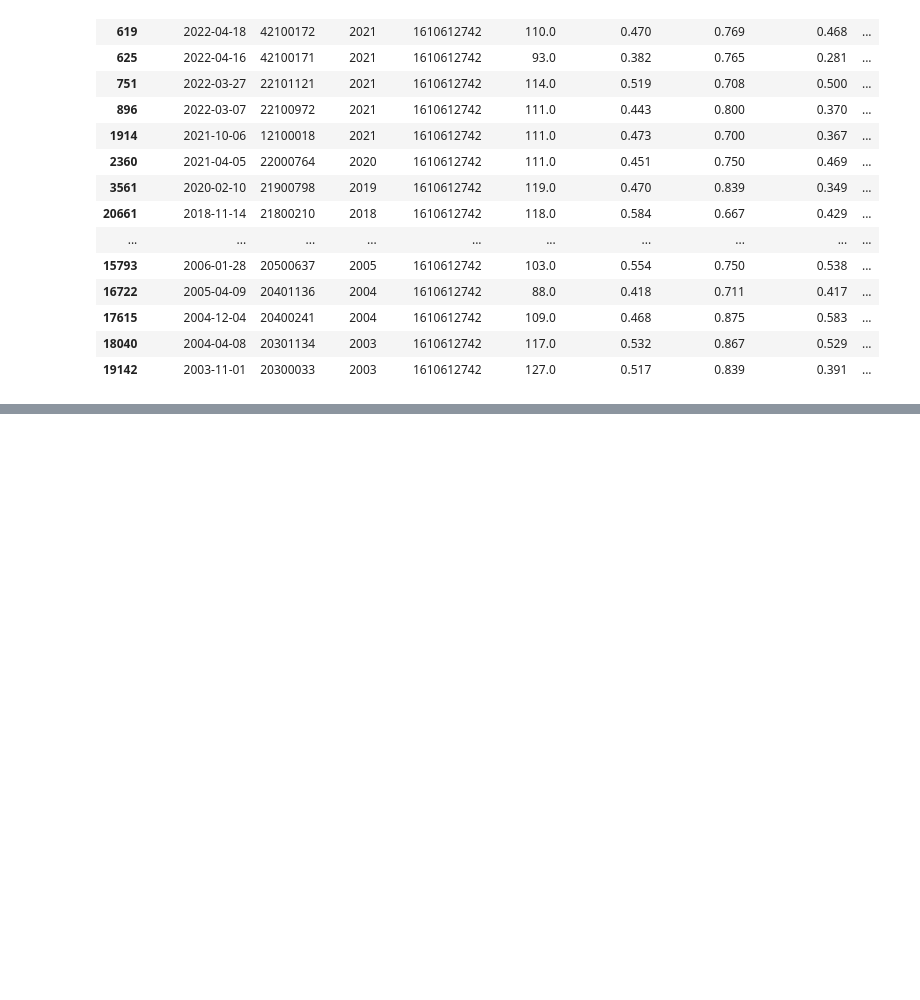
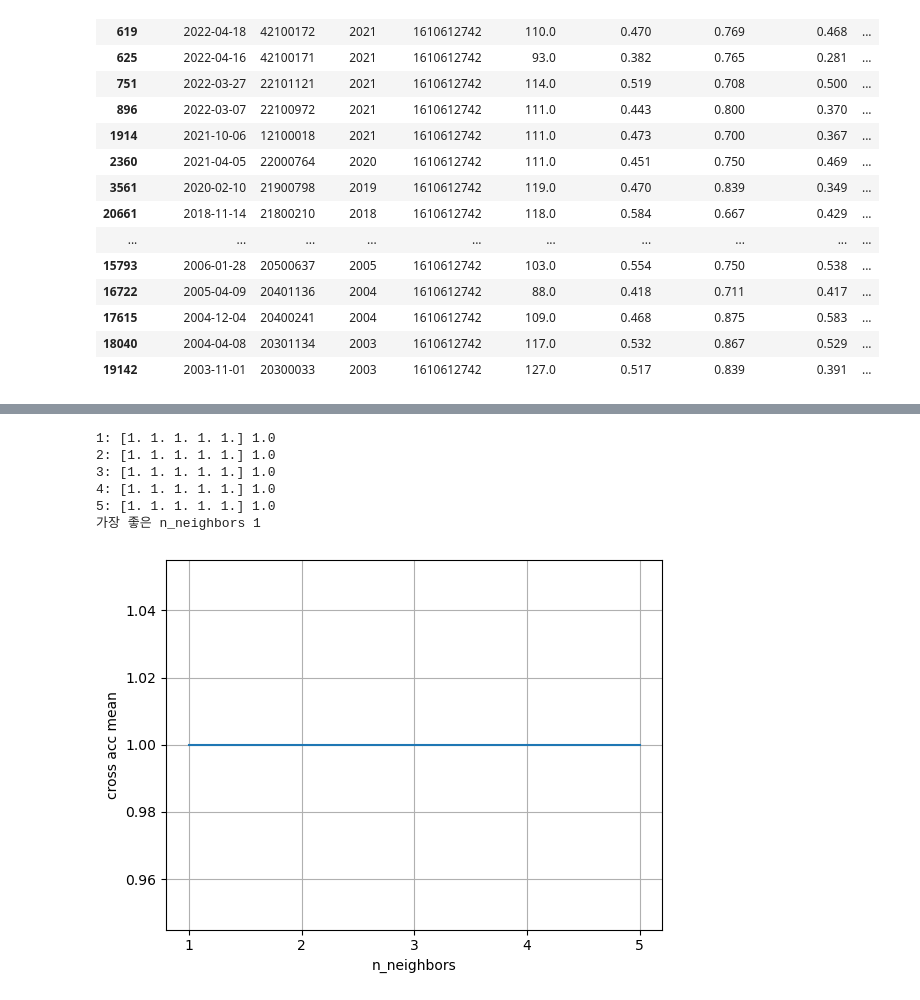
Before and after one commit to 2024-AISCHOOL-IOT/Doourbest, a Jupyter notebook: contrast/10경기 결과 예측.ipynb, the cells around one changed output, grey strips where cells are left out. Drawn from its saved outputs; the diff is of its cells as text; code cells hidden in the pictures; blank space fills up the shorter version.

```diff
--- a/contrast/10경기 결과 예측.ipynb
+++ b/contrast/10경기 결과 예측.ipynb
@@ -136,0 +176,8 @@ df
+# %%
+K_lst = []
+for k in range(1,10):
+    knn_model = KNeighborsClassifier(n_neighbors=k)
+    knn_result = cross_val_score(knn_model, X_train, y_train, cv=5)
+    print(f'{k}:', knn_result, knn_result.mean())
+    K_lst.append(knn_result.mean())
+print(f"가장 좋은 n_neighbors {K_lst.index(max(K_lst))+1}")
@@ -136,0 +212,28 @@ df
+# %%
+K_lst = []
+for k in range(1,6):
+    knn_model = KNeighborsClassifier(n_neighbors=k)
+    knn_result = cross_val_score(knn_model, X_train, y_train, cv=5)
+    print(f'{k}:', knn_result, knn_result.mean())
+    K_lst.append(knn_result.mean())
+print(f"가장 좋은 n_neighbors {K_lst.index(max(K_lst))+1}")
+# %% [output]
+1: [1. 1. 1. 1. 1.] 1.0
+2: [1. 1. 1. 1. 1.] 1.0
+3: [1. 1. 1. 1. 1.] 1.0
+4: [1. 1. 1. 1. 1.] 1.0
+5: [1. 1. 1. 1. 1.] 1.0
+가장 좋은 n_neighbors 1
+# %%
+# 시각화
+# 추이 - 선그래프
+plt.plot(range(1,6), K_lst)
+plt.xlabel('n_neighbors')
+plt.xticks(range(1,6,1))
+plt.ylabel('cross acc mean')
+plt.grid()
+# plt.xlim(600,800)
+# plt.ylim(0.687,0.692)
+plt.show()
+# %% [output]
+[figure, added]
```
Also changed, not shown: parts of 9 cells of this notebook.
